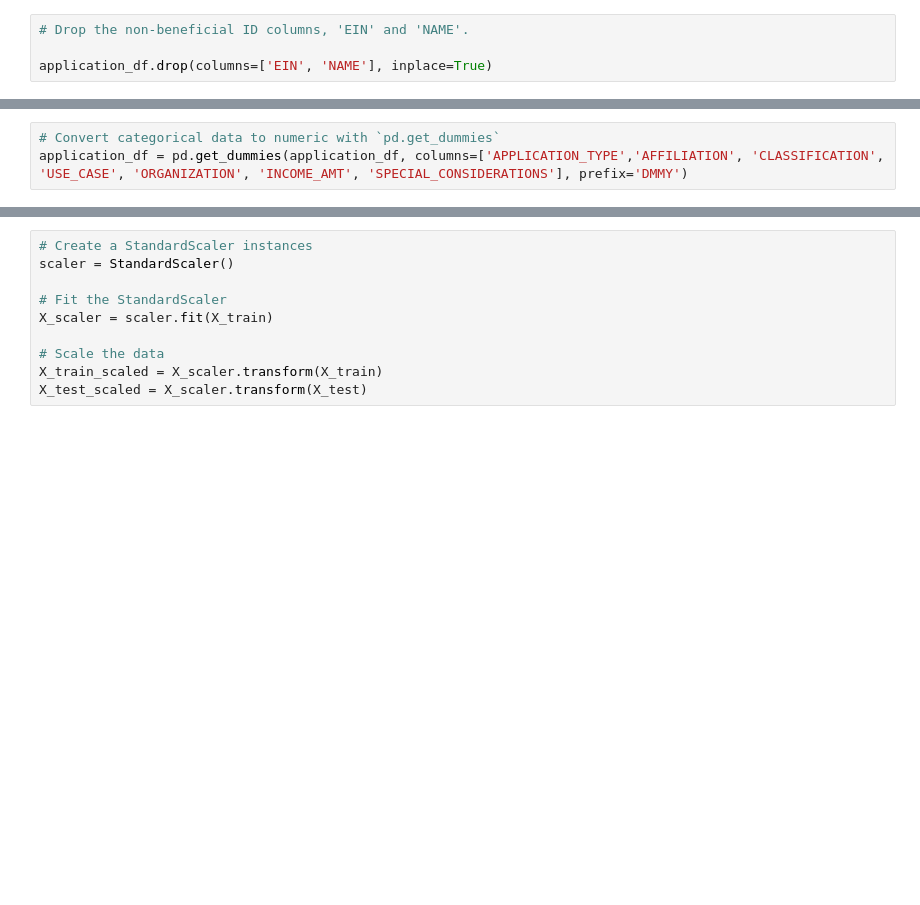
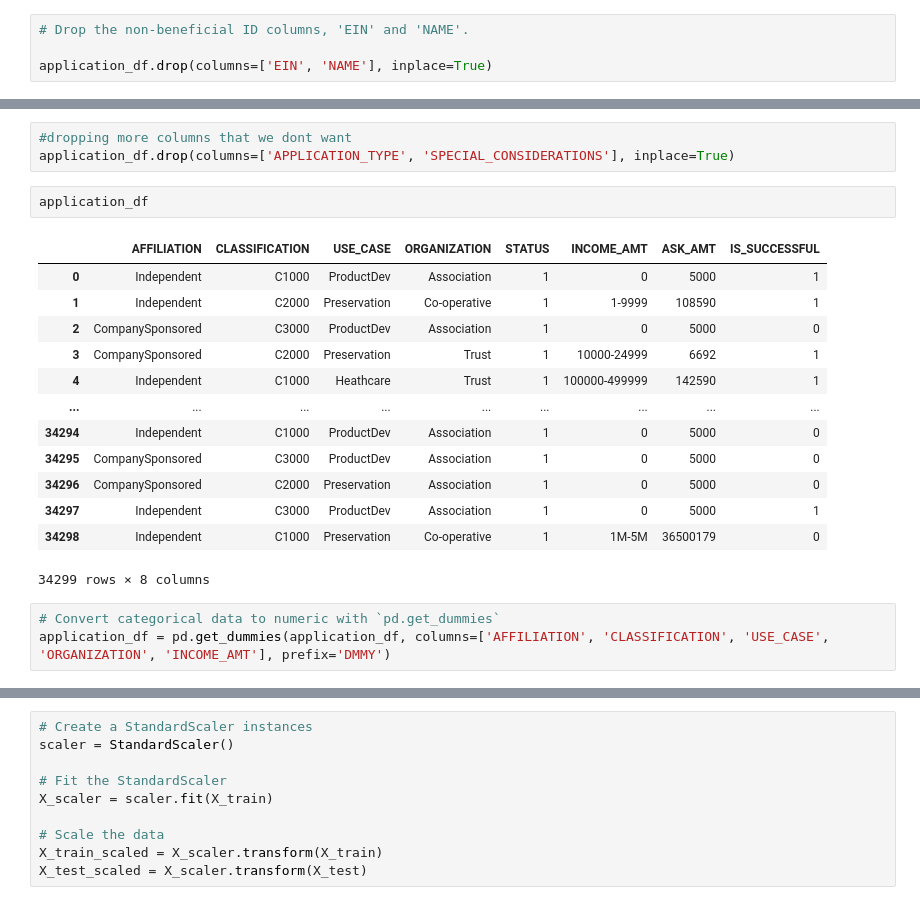
Before and after one commit to adnafarah/deep_learning, a Jupyter notebook: AlphabetSoupCharity_Optimzation.ipynb, the cells around one changed output, grey strips where cells are left out. Cells and saved outputs as stored; diff of their text form; blank space fills up the shorter version.

```diff
--- a/AlphabetSoupCharity_Optimzation.ipynb
+++ b/AlphabetSoupCharity_Optimzation.ipynb
@@ -91,7 +162,26 @@ C2100     1883
 Name: CLASSIFICATION, dtype: int64
+# %%
+#dropping more columns that we dont want
+application_df.drop(columns=['APPLICATION_TYPE', 'SPECIAL_CONSIDERATIONS'], inplace=True)
+# %%
+application_df
+# %% [output]
+|  | AFFILIATION | CLASSIFICATION | USE_CASE | ORGANIZATION | STATUS | INCOME_AMT | ASK_AMT | IS_SUCCESSFUL |
+| 0 | Independent | C1000 | ProductDev | Association | 1 | 0 | 5000 | 1 |
+| 1 | Independent | C2000 | Preservation | Co-operative | 1 | 1-9999 | 108590 | 1 |
+| 2 | CompanySponsored | C3000 | ProductDev | Association | 1 | 0 | 5000 | 0 |
+| 3 | CompanySponsored | C2000 | Preservation | Trust | 1 | 10000-24999 | 6692 | 1 |
+| 4 | Independent | C1000 | Heathcare | Trust | 1 | 100000-499999 | 142590 | 1 |
+| ... | ... | ... | ... | ... | ... | ... | ... | ... |
+| 34294 | Independent | C1000 | ProductDev | Association | 1 | 0 | 5000 | 0 |
+| 34295 | CompanySponsored | C3000 | ProductDev | Association | 1 | 0 | 5000 | 0 |
+| 34296 | CompanySponsored | C2000 | Preservation | Association | 1 | 0 | 5000 | 0 |
+| 34297 | Independent | C3000 | ProductDev | Association | 1 | 0 | 5000 | 1 |
+| 34298 | Independent | C1000 | Preservation | Co-operative | 1 | 1M-5M | 36500179 | 0 |
+34299 rows × 8 columns
 # %%
 # Convert categorical data to numeric with `pd.get_dummies`
-application_df = pd.get_dummies(application_df, columns=['APPLICATION_TYPE','AFFILIATION', 'CLASSIFICATION', 'USE_CASE', 'ORGANIZATION', 'INCOME_AMT', 'SPECIAL_CONSIDERATIONS'], prefix='DMMY')
+application_df = pd.get_dummies(application_df, columns=['AFFILIATION', 'CLASSIFICATION', 'USE_CASE', 'ORGANIZATION', 'INCOME_AMT'], prefix='DMMY')
 # %%
 application_df
 # %% [output]
```
Also changed, not shown: parts of 17 cells of this notebook, 5 other files.
